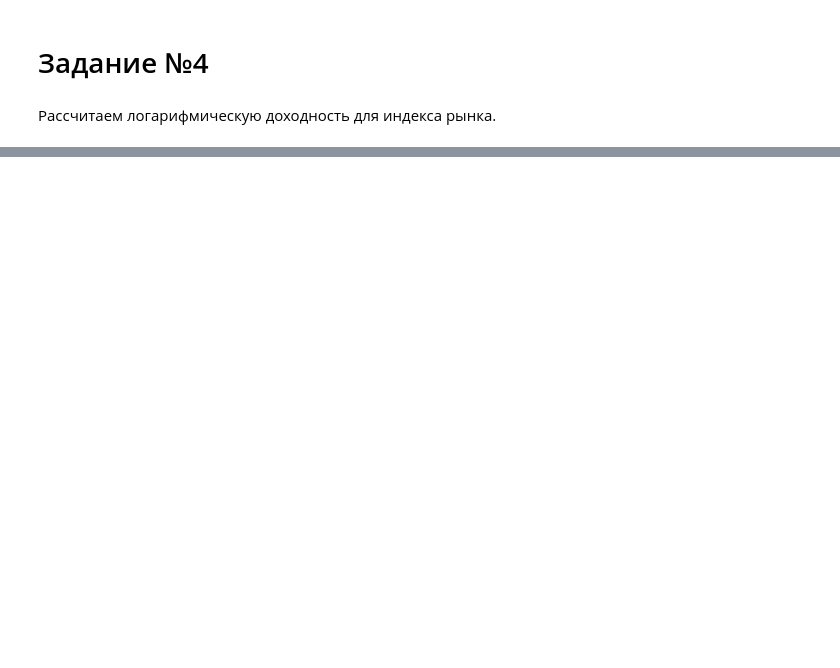
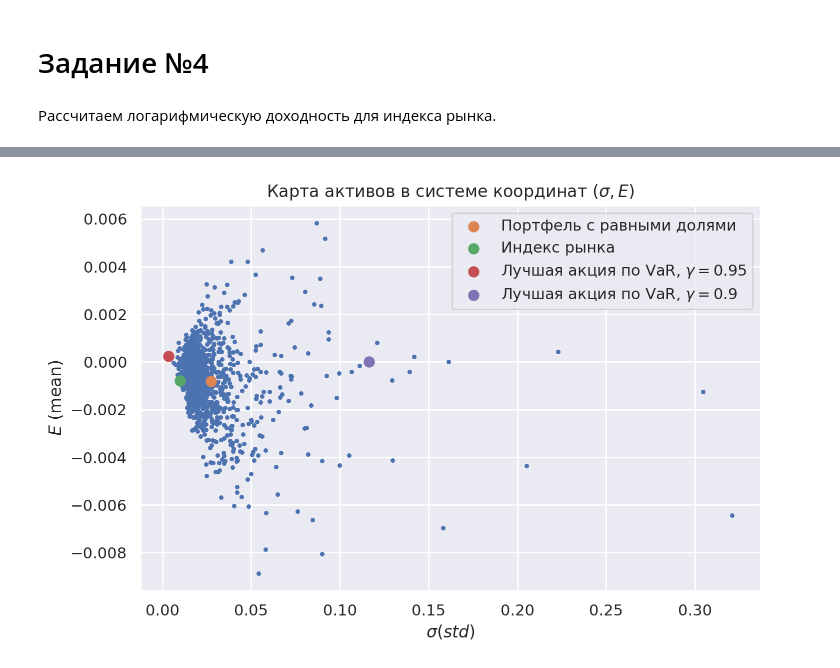
Before and after one commit to antonov1lya/ResearchSeminar2024, a Jupyter notebook: report.ipynb, the cells around one changed output, grey strips where cells are left out. Saved outputs shown, nothing was run; the diff lists cells and outputs as text; code cells hidden in the pictures; blank space fills up the shorter version.

```diff
--- a/report.ipynb
+++ b/report.ipynb
@@ -170,0 +215,22 @@ plt.show()
+# %%
+best_VaR_mean_95 = np.mean(returns['D6F.BE'])
+best_VaR_sigma_95 = np.std(returns['D6F.BE'])
+
+best_VaR_mean_90 = np.mean(returns['3A4.BE'])
+best_VaR_sigma_90 = np.std(returns['3A4.BE'])
+
+std, mean = returns.std(), returns.mean()
+plt.scatter(std, mean, s=5)
+plt.scatter([equally_weighted_portfolio_sigma], [equally_weighted_portfolio_mean], s=50, label='Портфель с равными долями')
+plt.scatter([indexes_returns_sigma], [indexes_returns_mean], s=50, label='Индекс рынка')
+
+plt.scatter([best_VaR_sigma_95], [best_VaR_mean_95], s=50, label='Лучшая акция по VaR, $\gamma=0.95$')
+plt.scatter([best_VaR_sigma_90], [best_VaR_mean_90], s=50, label='Лучшая акция по VaR, $\gamma=0.9$')
+
+plt.legend()
+plt.xlabel('$\sigma (std)$')
+plt.ylabel('$E$ (mean)')
+plt.title('Карта активов в системе координат $(\sigma, E)$')
+plt.show()
+# %% [output]
+[figure, added]
```
Also changed, not shown: parts of 15 cells of this notebook, 2 other files.
